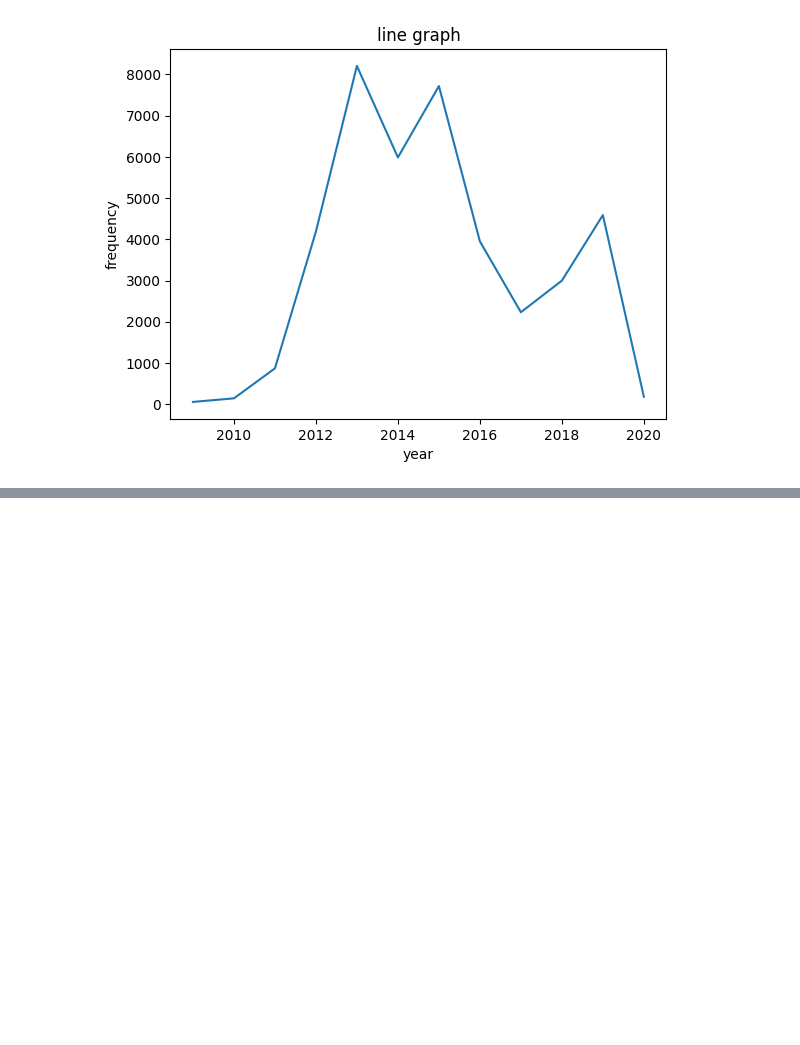
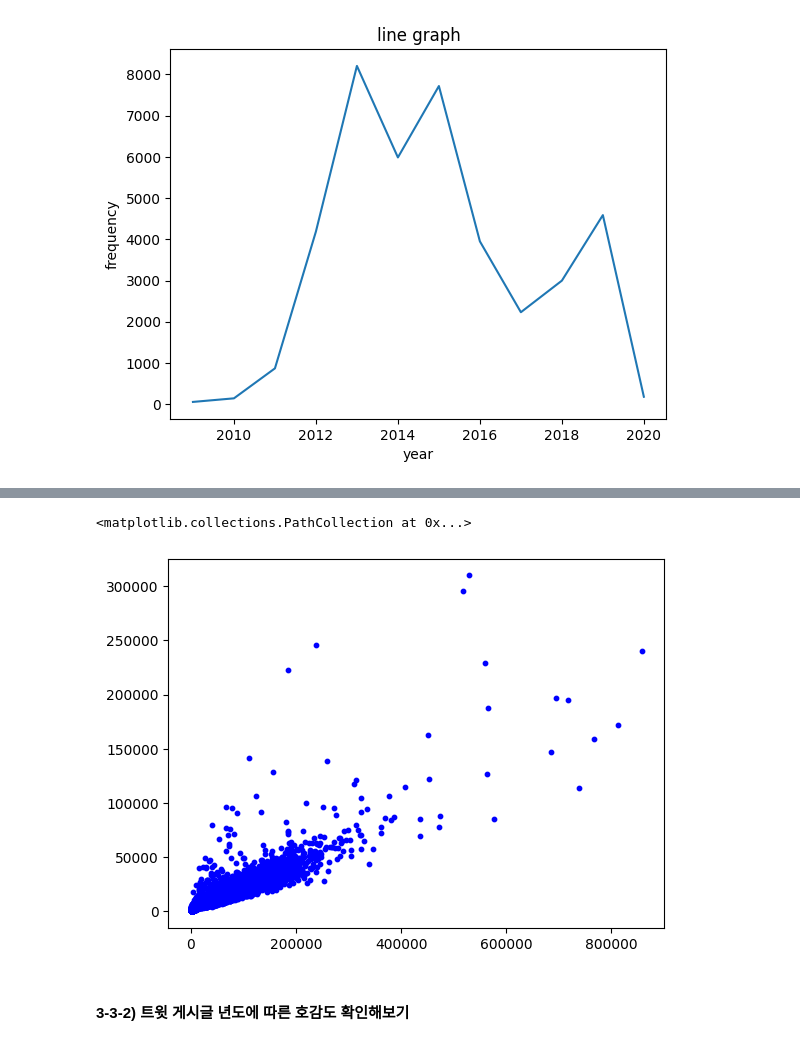
Before and after one commit to dablro12/data_analyses, a Jupyter notebook: 트럼프 대통령 트윗 분석/미니 프로젝트: 트럼프 대통령 트윗 분석.ipynb, the cells around one changed output, grey strips where cells are left out. Cells and saved outputs as stored; diff of their text form; code cells hidden in the pictures; blank space fills up the shorter version.

```diff
--- a/트럼프 대통령 트윗 분석/미니 프로젝트: 트럼프 대통령 트윗 분석.ipynb
+++ b/트럼프 대통령 트윗 분석/미니 프로젝트: 트럼프 대통령 트윗 분석.ipynb
@@ -115,0 +159,9 @@ plt.show()
+# %%
+#산점도로도 만들어보자
+plt.scatter(ret_favor_df['favorites'], ret_favor_df['retweets'], s=10, c='blue')
+#x축 : favorites, y축 : retweets
+# %% [output]
+<matplotlib.collections.PathCollection at 0x...>
+[figure, added]
+# %% [markdown]
+ #### 3-3-2) 트윗 게시글 년도에 따른 호감도 확인해보기
```
Also changed, not shown: parts of 30 cells of this notebook, 1 other file.
